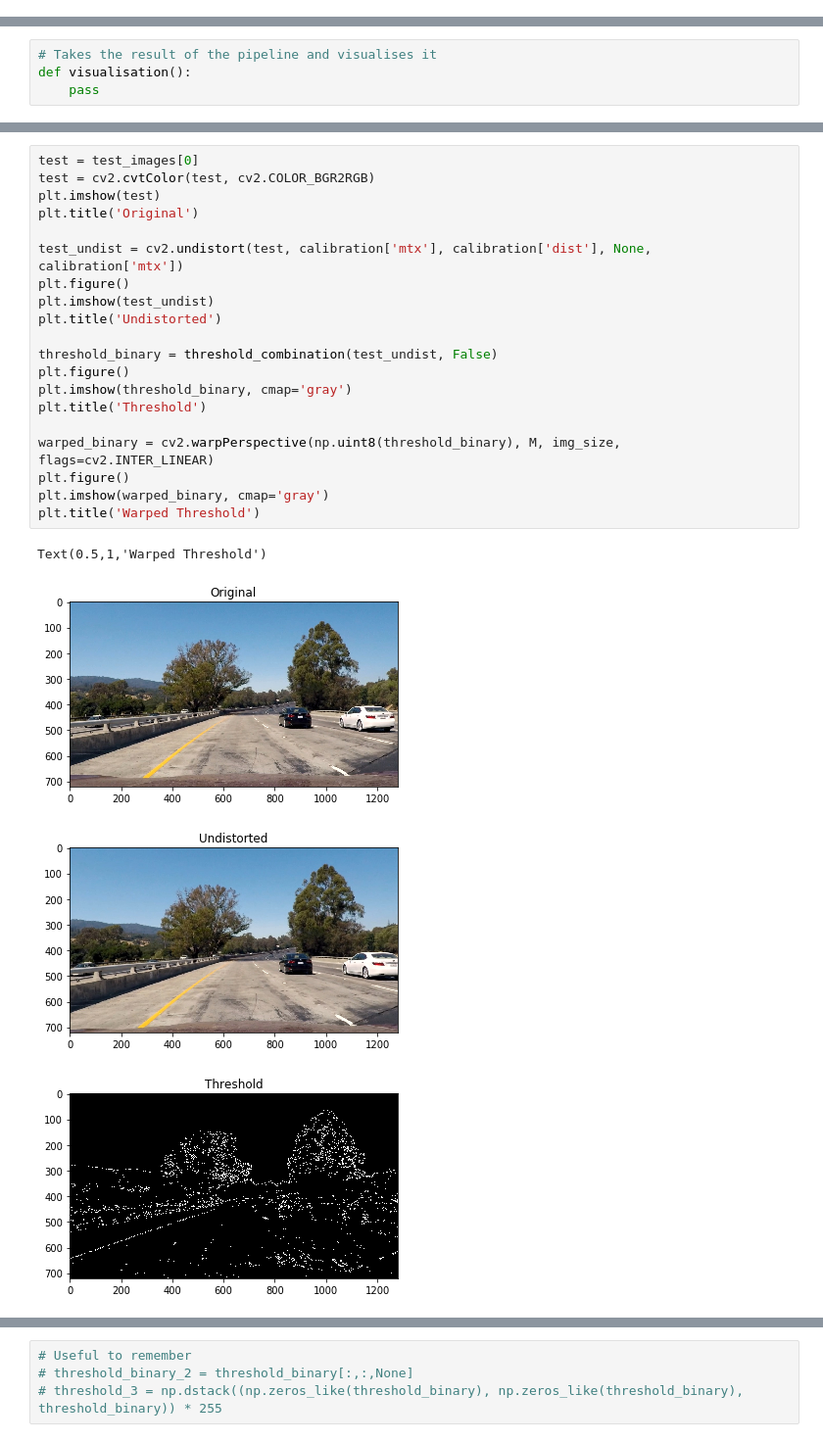
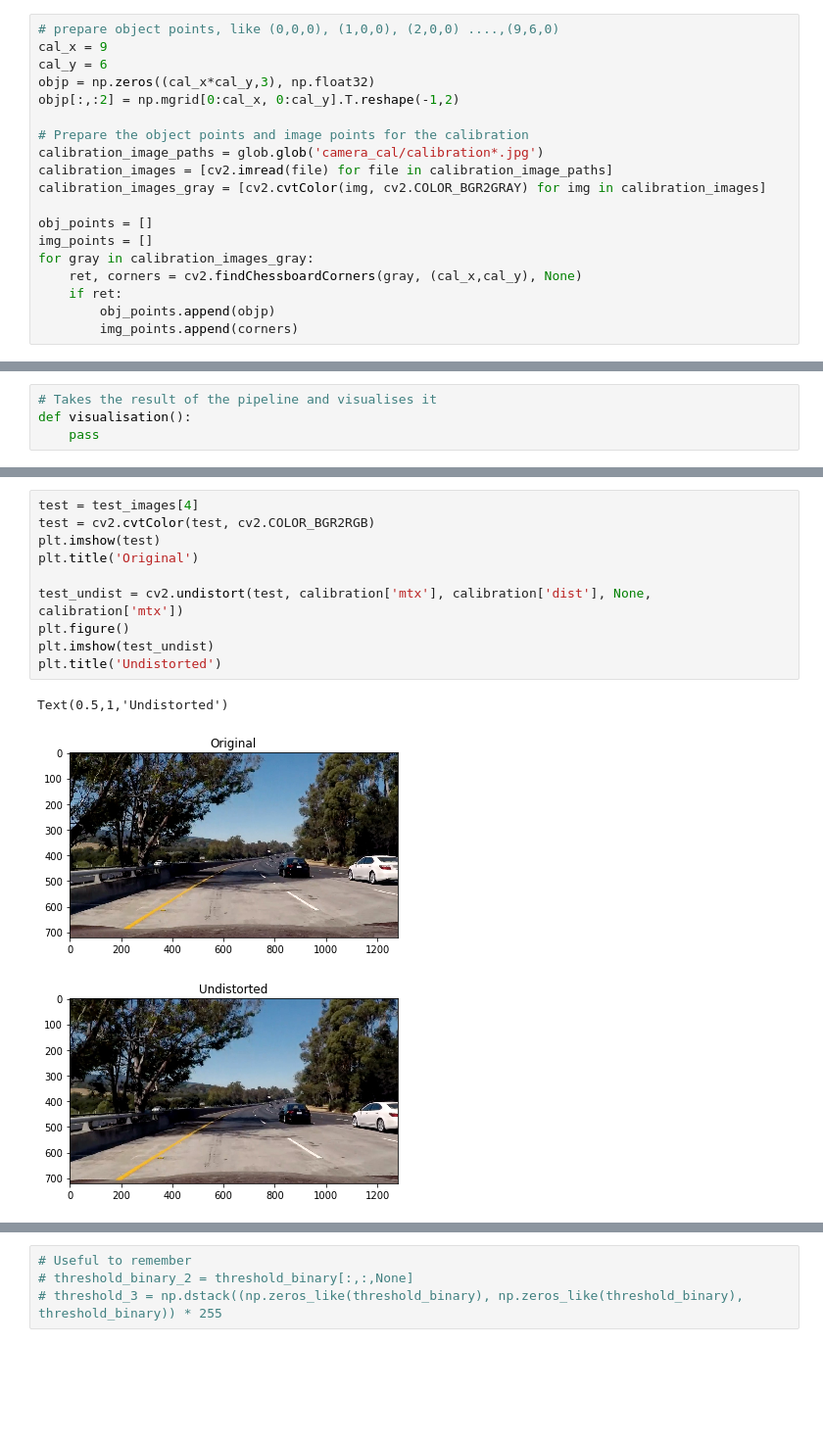
Before and after one commit to rjmoss/CarND-Advanced-Lane-Lines, a Jupyter notebook: pipeline.ipynb, the cells around one changed output, grey strips where cells are left out. Shown at 98% size. Drawn from its saved outputs; the diff is of its cells as text; blank space fills up the shorter version.

```diff
--- a/pipeline.ipynb
+++ b/pipeline.ipynb
@@ -26,3 +32,22 @@ test_images = [cv2.imread(file) for file in test_image_paths]
+# %%
+# prepare object points, like (0,0,0), (1,0,0), (2,0,0) ....,(9,6,0)
+cal_x = 9
+cal_y = 6
+objp = np.zeros((cal_x*cal_y,3), np.float32)
+objp[:,:2] = np.mgrid[0:cal_x, 0:cal_y].T.reshape(-1,2)
+
+# Prepare the object points and image points for the calibration
+calibration_image_paths = glob.glob('camera_cal/calibration*.jpg')
+calibration_images = [cv2.imread(file) for file in calibration_image_paths]
+calibration_images_gray = [cv2.cvtColor(img, cv2.COLOR_BGR2GRAY) for img in calibration_images]
+
+obj_points = []
+img_points = []
+for gray in calibration_images_gray:
+    ret, corners = cv2.findChessboardCorners(gray, (cal_x,cal_y), None)
+    if ret:
+        obj_points.append(objp)
+        img_points.append(corners)
 # %%
 if FRESH:
     # prepare object points, like (0,0,0), (1,0,0), (2,0,0) ....,(9,6,0)
@@ -340,25 +457,14 @@ def visualisation():
 # %%
-test = test_images[0]
+test = test_images[4]
 test = cv2.cvtColor(test, cv2.COLOR_BGR2RGB)
 plt.imshow(test)
 plt.title('Original')
 
 test_undist = cv2.undistort(test, calibration['mtx'], calibration['dist'], None, calibration['mtx'])
 plt.figure()
 plt.imshow(test_undist)
 plt.title('Undistorted')
-
-threshold_binary = threshold_combination(test_undist, False)
-plt.figure()
-plt.imshow(threshold_binary, cmap='gray')
-plt.title('Threshold')
-
-warped_binary = cv2.warpPerspective(np.uint8(threshold_binary), M, img_size, flags=cv2.INTER_LINEAR)
-plt.figure()
-plt.imshow(warped_binary, cmap='gray')
-plt.title('Warped Threshold')
 # %% [output]
-Text(0.5,1,'Warped Threshold')
+Text(0.5,1,'Undistorted')
-[figure, old version]
+[figure, new version]
-[figure, old version]
+[figure, new version]
-[figure, removed]
```
Also changed, not shown: parts of 12 cells of this notebook, 1 other file.
